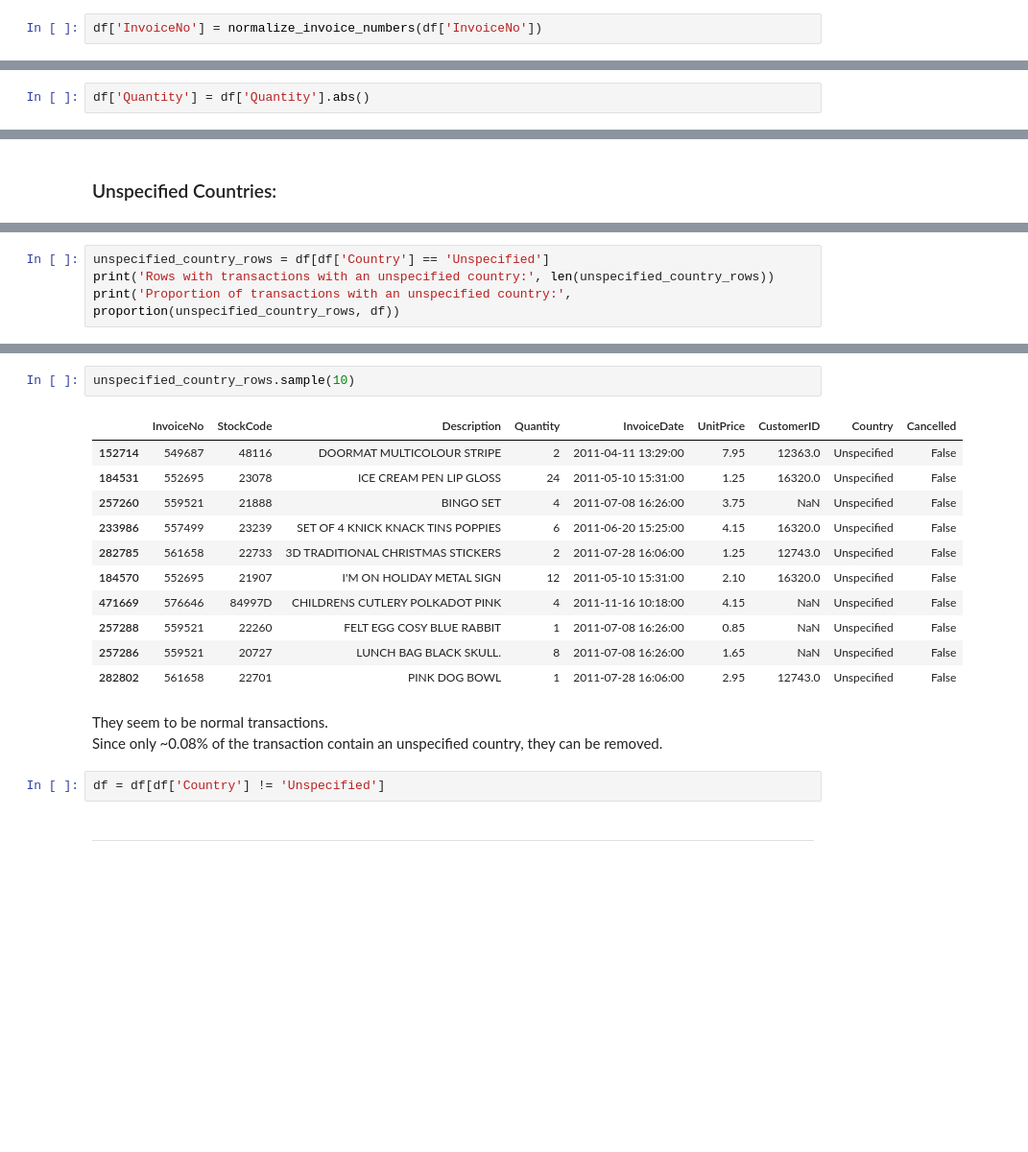
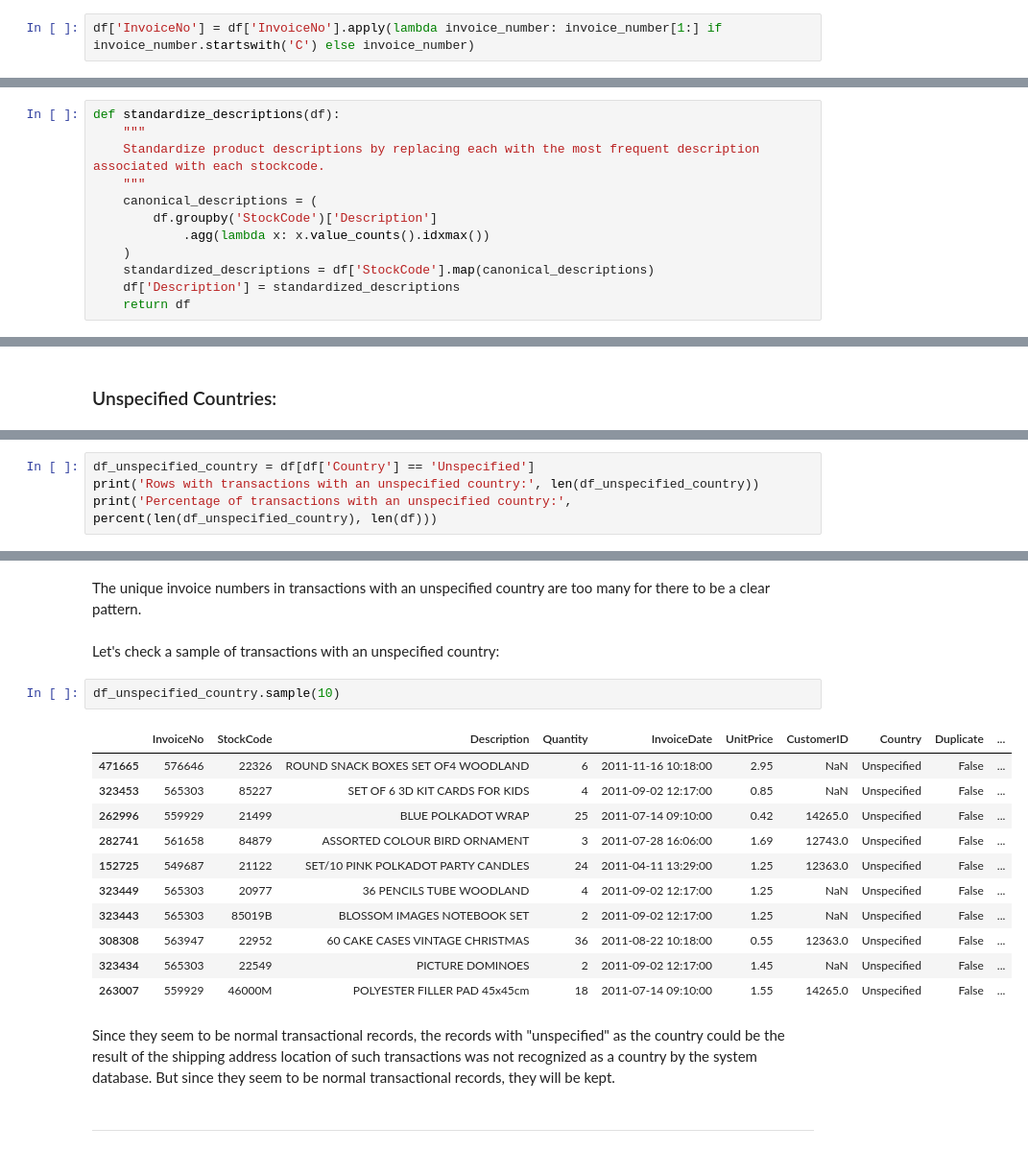
Before and after one commit to ahmed-nassr/online-retail, a Jupyter notebook: notebooks/02_data_cleaning.ipynb, the cells around one changed output, grey strips where cells are left out. Shown at 96% size. Drawn from its saved outputs; the diff is of its cells as text; blank space fills up the shorter version.

```diff
--- a/notebooks/02_data_cleaning.ipynb
+++ b/notebooks/02_data_cleaning.ipynb
@@ -195,7 +379,7 @@ df.sample(5)
 # %% [markdown]
 Now, let's remove the "C":
 # %%
-df['InvoiceNo'] = normalize_invoice_numbers(df['InvoiceNo'])
+df['InvoiceNo'] = df['InvoiceNo'].apply(lambda invoice_number: invoice_number[1:] if invoice_number.startswith('C') else invoice_number)
 # %% [markdown]
 ---
 # %% [markdown]
@@ -241,2 +395,0 @@ Let's remove the negative sign:
-# %%
-df['Quantity'] = df['Quantity'].abs()
@@ -284,6 +455,18 @@ Name: Description, dtype: object
 The descriptions that have the same stock code seem to have the same meaning.\
 We may assume that the most frequent description associated with each stockcode represents the canonical product name.\
 So, let's standardize descriptions by replacing each with the most frequent description associated with each stockcode:
+# %%
+def standardize_descriptions(df):
+    """
+    Standardize product descriptions by replacing each with the most frequent description associated with each stockcode.
+    """
+    canonical_descriptions = (
+        df.groupby('StockCode')['Description']
+            .agg(lambda x: x.value_counts().idxmax())
+    )
+    standardized_descriptions = df['StockCode'].map(canonical_descriptions)
+    df['Description'] = standardized_descriptions
+    return df
 # %%
 df = standardize_descriptions(df)
 # %% [markdown]
@@ -297,5 +480,5 @@ Let's check what proportion of the data is represented by rows with an unspecifi
 # %%
-unspecified_country_rows = df[df['Country'] == 'Unspecified']
-print('Rows with transactions with an unspecified country:', len(unspecified_country_rows))
-print('Proportion of transactions with an unspecified country:', proportion(unspecified_country_rows, df))
+df_unspecified_country = df[df['Country'] == 'Unspecified']
+print('Rows with transactions with an unspecified country:', len(df_unspecified_country))
+print('Percentage of transactions with an unspecified country:', percent(len(df_unspecified_country), len(df)))
 # %% [output]
@@ -306,22 +528,23 @@ Only ~0.08% of the transactions contain an unspecified country. Let's check a sa
+# %% [markdown]
+The unique invoice numbers in transactions with an unspecified country are too many for there to be a clear pattern.
+# %% [markdown]
+Let's check a sample of transactions with an unspecified country:
 # %%
-unspecified_country_rows.sample(10)
+df_unspecified_country.sample(10)
 # %% [output]
-|  | InvoiceNo | StockCode | Description | Quantity | InvoiceDate | UnitPrice | CustomerID | Country | Cancelled |
-| 152714 | 549687 | 48116 | DOORMAT MULTICOLOUR STRIPE | 2 | 2011-04-11 13:29:00 | 7.95 | 12363.0 | Unspecified | False |
-| 184531 | 552695 | 23078 | ICE CREAM PEN LIP GLOSS | 24 | 2011-05-10 15:31:00 | 1.25 | 16320.0 | Unspecified | False |
-| 257260 | 559521 | 21888 | BINGO SET | 4 | 2011-07-08 16:26:00 | 3.75 | NaN | Unspecified | False |
-| 233986 | 557499 | 23239 | SET OF 4 KNICK KNACK TINS POPPIES | 6 | 2011-06-20 15:25:00 | 4.15 | 16320.0 | Unspecified | False |
-| 282785 | 561658 | 22733 | 3D TRADITIONAL CHRISTMAS STICKERS | 2 | 2011-07-28 16:06:00 | 1.25 | 12743.0 | Unspecified | False |
-| 184570 | 552695 | 21907 | I'M ON HOLIDAY METAL SIGN | 12 | 2011-05-10 15:31:00 | 2.10 | 16320.0 | Unspecified | False |
-| 471669 | 576646 | 84997D | CHILDRENS CUTLERY POLKADOT PINK | 4 | 2011-11-16 10:18:00 | 4.15 | NaN | Unspecified | False |
-| 257288 | 559521 | 22260 | FELT EGG COSY BLUE RABBIT | 1 | 2011-07-08 16:26:00 | 0.85 | NaN | Unspecified | False |
-| 257286 | 559521 | 20727 | LUNCH BAG BLACK SKULL. | 8 | 2011-07-08 16:26:00 | 1.65 | NaN | Unspecified | False |
-| 282802 | 561658 | 22701 | PINK DOG BOWL | 1 | 2011-07-28 16:06:00 | 2.95 | 12743.0 | Unspecified | False |
+|  | InvoiceNo | StockCode | Description | Quantity | InvoiceDate | UnitPrice | CustomerID | Country | Duplicate | ... |
+| 471665 | 576646 | 22326 | ROUND SNACK BOXES SET OF4 WOODLAND | 6 | 2011-11-16 10:18:00 | 2.95 | NaN | Unspecified | False | ... |
+| 323453 | 565303 | 85227 | SET OF 6 3D KIT CARDS FOR KIDS | 4 | 2011-09-02 12:17:00 | 0.85 | NaN | Unspecified | False | ... |
+| 262996 | 559929 | 21499 | BLUE POLKADOT WRAP | 25 | 2011-07-14 09:10:00 | 0.42 | 14265.0 | Unspecified | False | ... |
+| 282741 | 561658 | 84879 | ASSORTED COLOUR BIRD ORNAMENT | 3 | 2011-07-28 16:06:00 | 1.69 | 12743.0 | Unspecified | False | ... |
+| 152725 | 549687 | 21122 | SET/10 PINK POLKADOT PARTY CANDLES | 24 | 2011-04-11 13:29:00 | 1.25 | 12363.0 | Unspecified | False | ... |
+| 323449 | 565303 | 20977 | 36 PENCILS TUBE WOODLAND | 4 | 2011-09-02 12:17:00 | 1.25 | NaN | Unspecified | False | ... |
+| 323443 | 565303 | 85019B | BLOSSOM IMAGES NOTEBOOK SET | 2 | 2011-09-02 12:17:00 | 1.25 | NaN | Unspecified | False | ... |
+| 308308 | 563947 | 22952 | 60 CAKE CASES VINTAGE CHRISTMAS | 36 | 2011-08-22 10:18:00 | 0.55 | 12363.0 | Unspecified | False | ... |
+| 323434 | 565303 | 22549 | PICTURE DOMINOES | 2 | 2011-09-02 12:17:00 | 1.45 | NaN | Unspecified | False | ... |
+| 263007 | 559929 | 46000M | POLYESTER FILLER PAD 45x45cm | 18 | 2011-07-14 09:10:00 | 1.55 | 14265.0 | Unspecified | False | ... |
 # %% [markdown]
-They seem to be normal transactions.\
-Since only ~0.08% of the transaction contain an unspecified country, they can be removed.
+Since they seem to be normal transactional records, the records with "unspecified" as the country could be the result of the shipping address location of such transactions was not recognized as a country by the system database. But since they seem to be normal transactional records, they will be kept.
-# %%
-df = df[df['Country'] != 'Unspecified']
 # %% [markdown]
 ---
 # %% [markdown]
```
Also changed, not shown: parts of 164 cells of this notebook, 6 other files.
